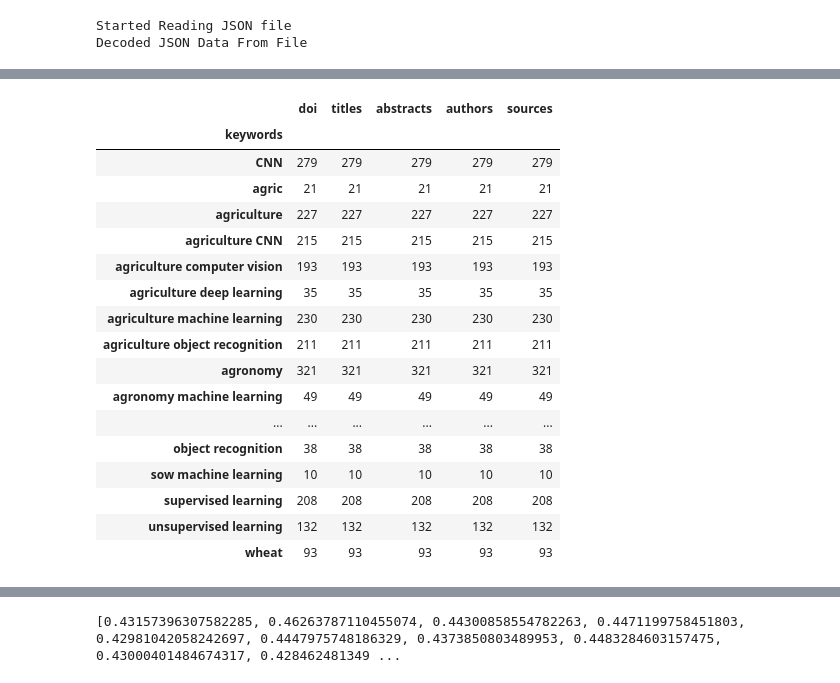
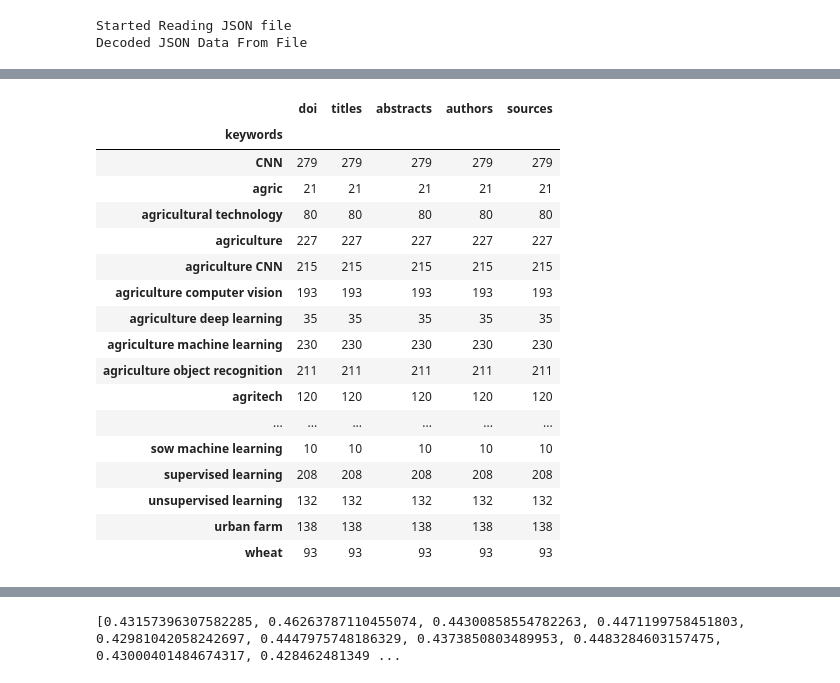
Before and after one commit to NitramAnaip/ImpAgt, a Jupyter notebook: LDA.ipynb, the cells around one changed output, grey strips where cells are left out. Saved outputs shown, nothing was run; the diff lists cells and outputs as text; code cells hidden in the pictures.

```diff
--- a/LDA.ipynb
+++ b/LDA.ipynb
@@ -46,7 +46,7 @@ with open(parsed_sites, "r") as read_file:
 Started Reading JSON file
 Decoded JSON Data From File
 # %%
-abstract_df = pd.DataFrame.from_dict(abs_dict)
+abstract_df = pd.DataFrame.from_dict(abstract_dict)
 abstract_df.head()
 # %% [output]
 |  | doi | titles | abstracts | authors | keywords | sources |
@@ -57,25 +57,25 @@ abstract_df.head()
 | 4 | 10.3390 | An Assessment of Seaweed Extracts... | Plant growth regulators (PGRs) ar... | [El Chami Daniel, Galli Fabio] | agriculture | mdpi |
 # %%
 keywords = abstract_df.groupby('keywords').count()
-keywords.head(40)
+keywords.head(60)
 # %% [output]
 |  | doi | titles | abstracts | authors | sources |
 | keywords |  |  |  |  |  |
 | CNN | 279 | 279 | 279 | 279 | 279 |
 | agric | 21 | 21 | 21 | 21 | 21 |
+| agricultural technology | 80 | 80 | 80 | 80 | 80 |
 | agriculture | 227 | 227 | 227 | 227 | 227 |
 | agriculture CNN | 215 | 215 | 215 | 215 | 215 |
 | agriculture computer vision | 193 | 193 | 193 | 193 | 193 |
 | agriculture deep learning | 35 | 35 | 35 | 35 | 35 |
 | agriculture machine learning | 230 | 230 | 230 | 230 | 230 |
 | agriculture object recognition | 211 | 211 | 211 | 211 | 211 |
-| agronomy | 321 | 321 | 321 | 321 | 321 |
-| agronomy machine learning | 49 | 49 | 49 | 49 | 49 |
+| agritech | 120 | 120 | 120 | 120 | 120 |
 | ... | ... | ... | ... | ... | ... |
-| object recognition | 38 | 38 | 38 | 38 | 38 |
 | sow machine learning | 10 | 10 | 10 | 10 | 10 |
 | supervised learning | 208 | 208 | 208 | 208 | 208 |
 | unsupervised learning | 132 | 132 | 132 | 132 | 132 |
+| urban farm | 138 | 138 | 138 | 138 | 138 |
 | wheat | 93 | 93 | 93 | 93 | 93 |
 # %%
 agri_labels = ["agronomy", "agriculture", "mildew", "wheat", "barley", "agric"]
```
Also changed, not shown: parts of 13 cells of this notebook, 2 other files.
